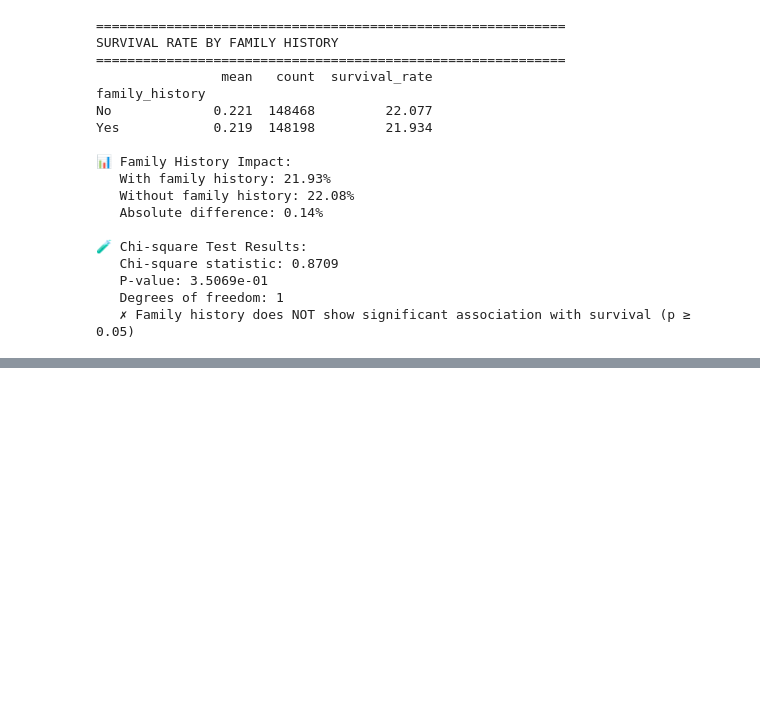
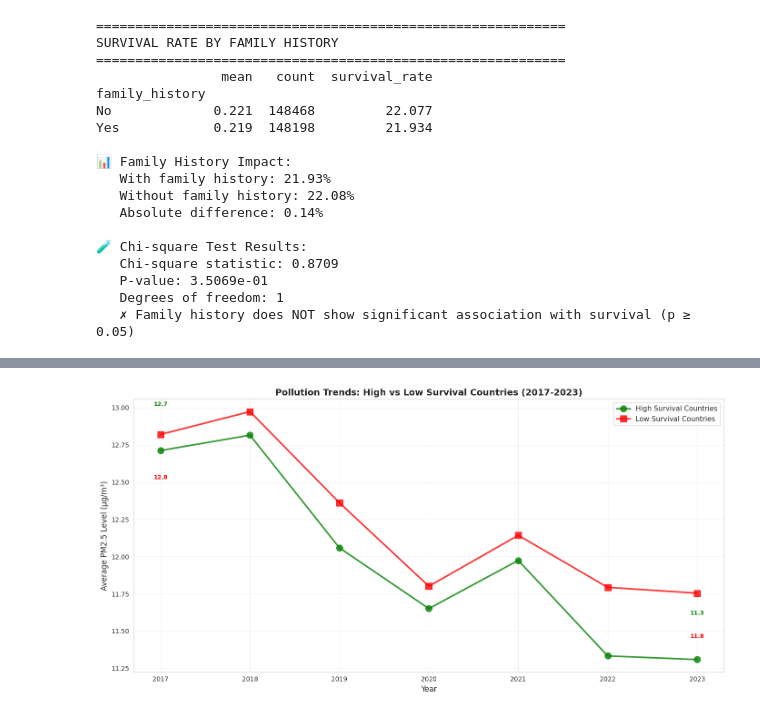
Before and after one commit to Sanaullah-Turab/global-lung-cancer-analysis, a Jupyter notebook: notebooks/LungCancer-Analysis.ipynb, the cells around one changed output, grey strips where cells are left out. Drawn from its saved outputs; the diff is of its cells as text; code cells hidden in the pictures; blank space fills up the shorter version.

```diff
--- a/notebooks/LungCancer-Analysis.ipynb
+++ b/notebooks/LungCancer-Analysis.ipynb
@@ -1517,0 +1784,71 @@ Yes            0.219  148198         21.934
+# %%
+# 11.4 Temporal trends comparison
+# Divide countries into high and low survival groups
+median_survival = merged_data['survival_rate'].median()
+merged_data['survival_group'] = merged_data['survival_rate'].apply(
+    lambda x: 'High Survival' if x >= median_survival else 'Low Survival'
+)
+
+# Get countries for each group
+high_survival_countries = merged_data[merged_data['survival_group'] == 'High Survival']['country'].tolist()
+low_survival_countries = merged_data[merged_data['survival_group'] == 'Low Survival']['country'].tolist()
+
+# Calculate yearly average pollution for each group
+year_cols = ['2017', '2018', '2019', '2020', '2021', '2022', '2023']
+high_survival_pollution = df_pollution[df_pollution['country'].isin(high_survival_countries)][year_cols].mean()
+low_survival_pollution = df_pollution[df_pollution['country'].isin(low_survival_countries)][year_cols].mean()
+
+# Visualization
+plt.figure(figsize=(14, 7))
+plt.plot(year_cols, high_survival_pollution.values, marker='o', linewidth=2.5,
+         markersize=10, color='green', label='High Survival Countries', alpha=0.8)
+plt.plot(year_cols, low_survival_pollution.values, marker='s', linewidth=2.5,
+         markersize=10, color='red', label='Low Survival Countries', alpha=0.8)
+
+plt.xlabel('Year', fontsize=12)
+plt.ylabel('Average PM2.5 Level (μg/m³)', fontsize=12)
+plt.title('Pollution Trends: High vs Low Survival Countries (2017-2023)',
+          fontsize=14, fontweight='bold')
+plt.legend(fontsize=11)
+plt.grid(True, alpha=0.3)
+
+# Add value labels for key years
+for i, year in enumerate([0, len(year_cols)-1]):  # First and last year
+    plt.text(year, high_survival_pollution.values[year] + 0.3,
+             f'{high_survival_pollution.values[year]:.1f}',
+             ha='center', fontweight='bold', color='green', fontsize=9)
+    plt.text(year, low_survival_pollution.values[year] - 0.3,
+             f'{low_survival_pollution.values[year]:.1f}',
+             ha='center', fontweight='bold', color='red', fontsize=9)
+
+plt.tight_layout()
+plt.show()
+
+print("\n" + "="*70)
+print("TEMPORAL POLLUTION TRENDS BY SURVIVAL GROUP")
+print("="*70)
+print(f"\nHigh Survival Countries (n={len(high_survival_countries)}):")
+print(f"  Median survival rate: ≥{median_survival:.2f}%")
+for year, pollution in zip(year_cols, high_survival_pollution.values):
+    print(f"  {year}: {pollution:.2f} μg/m³")
+
+print(f"\nLow Survival Countries (n={len(low_survival_countries)}):")
+print(f"  Median survival rate: <{median_survival:.2f}%")
+for year, pollution in zip(year_cols, low_survival_pollution.values):
+    print(f"  {year}: {pollution:.2f} μg/m³")
+
+# Calculate trend changes
+high_change = high_survival_pollution.values[-1] - high_survival_pollution.values[0]
+low_change = low_survival_pollution.values[-1] - low_survival_pollution.values[0]
+high_pct = (high_change / high_survival_pollution.values[0]) * 100
+low_pct = (low_change / low_survival_pollution.values[0]) * 100
+
+print(f"\n📊 Pollution Trend Analysis (2017-2023):")
+print(f"   High Survival Countries: {high_change:+.2f} μg/m³ ({high_pct:+.1f}%)")
+print(f"   Low Survival Countries: {low_change:+.2f} μg/m³ ({low_pct:+.1f}%)")
+
+avg_gap = np.mean(low_survival_pollution.values - high_survival_pollution.values)
+print(f"\n   Average pollution gap: {avg_gap:.2f} μg/m³")
+print(f"   (Low survival countries have {avg_gap:.2f} μg/m³ higher pollution on average)")
+# %% [output]
+[figure, added]
```
Also changed, not shown: parts of 13 cells of this notebook.
